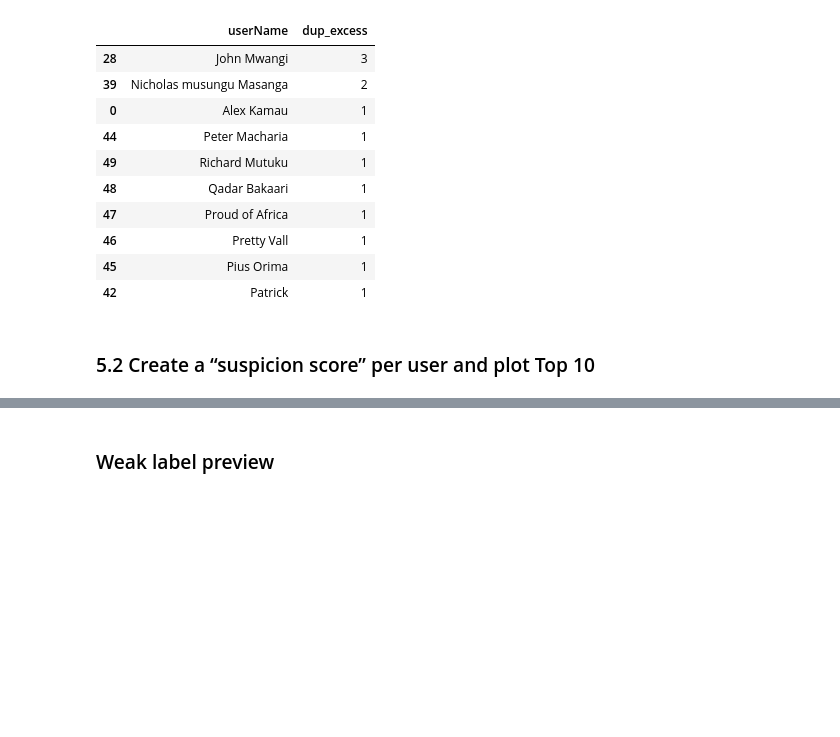
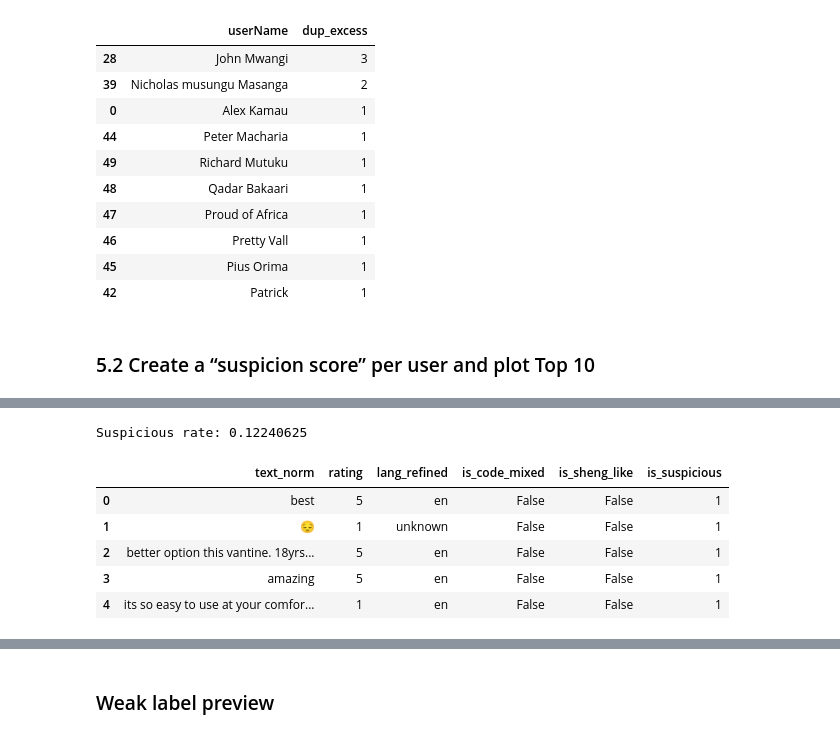
Before and after one commit to WanjikuKahoro/Safaricom-Suspicious-Review-Detection-Using-Machine-Learning, a Jupyter notebook: Emma.ipynb, the cells around one changed output, grey strips where cells are left out. Saved outputs shown, nothing was run; the diff lists cells and outputs as text; code cells hidden in the pictures; blank space fills up the shorter version.

```diff
--- a/Emma.ipynb
+++ b/Emma.ipynb
@@ -751,0 +778,32 @@ plt.show()
+# %%
+# per-user repeated normalized text count
+tmp = df.groupby(["userName", "text_norm"]).size().reset_index(name="n")
+tmp = tmp[tmp["n"] > 1].copy()
+tmp["dup_excess"] = tmp["n"] - 1
+dup_per_user = tmp.groupby("userName")["dup_excess"].sum().reset_index()
+
+df = df.merge(dup_per_user, on="userName", how="left")
+df["dup_excess"] = df["dup_excess"].fillna(0).astype(int)
+
+# Mark if THIS review text is duplicated by same user
+dup_text_pairs = set(zip(tmp["userName"], tmp["text_norm"]))
+df["is_user_text_duplicated"] = list(zip(df["userName"], df["text_norm"]))
+df["is_user_text_duplicated"] = df["is_user_text_duplicated"].apply(lambda x: 1 if x in dup_text_pairs else 0)
+# %%
+# You can tune this logic. Keep it explainable.
+df["is_suspicious"] = (
+    (df["sentiment_rating_contradiction"] == 1) |
+    (df["is_burst_day"] == 1) |
+    (df["is_user_text_duplicated"] == 1)
+).astype(int)
+
+print("Suspicious rate:", df["is_suspicious"].mean())
+df[["text_norm","rating","lang_refined","is_code_mixed","is_sheng_like","is_suspicious"]].head()
+# %% [output]
+Suspicious rate: 0.12240625
+|  | text_norm | rating | lang_refined | is_code_mixed | is_sheng_like | is_suspicious |
+| 0 | best | 5 | en | False | False | 1 |
+| 1 | 😔 | 1 | unknown | False | False | 1 |
+| 2 | better option this vantine. 18yrs... | 5 | en | False | False | 1 |
+| 3 | amazing | 5 | en | False | False | 1 |
+| 4 | its so easy to use at your comfor... | 1 | en | False | False | 1 |
```
Also changed, not shown: parts of 31 cells of this notebook.
